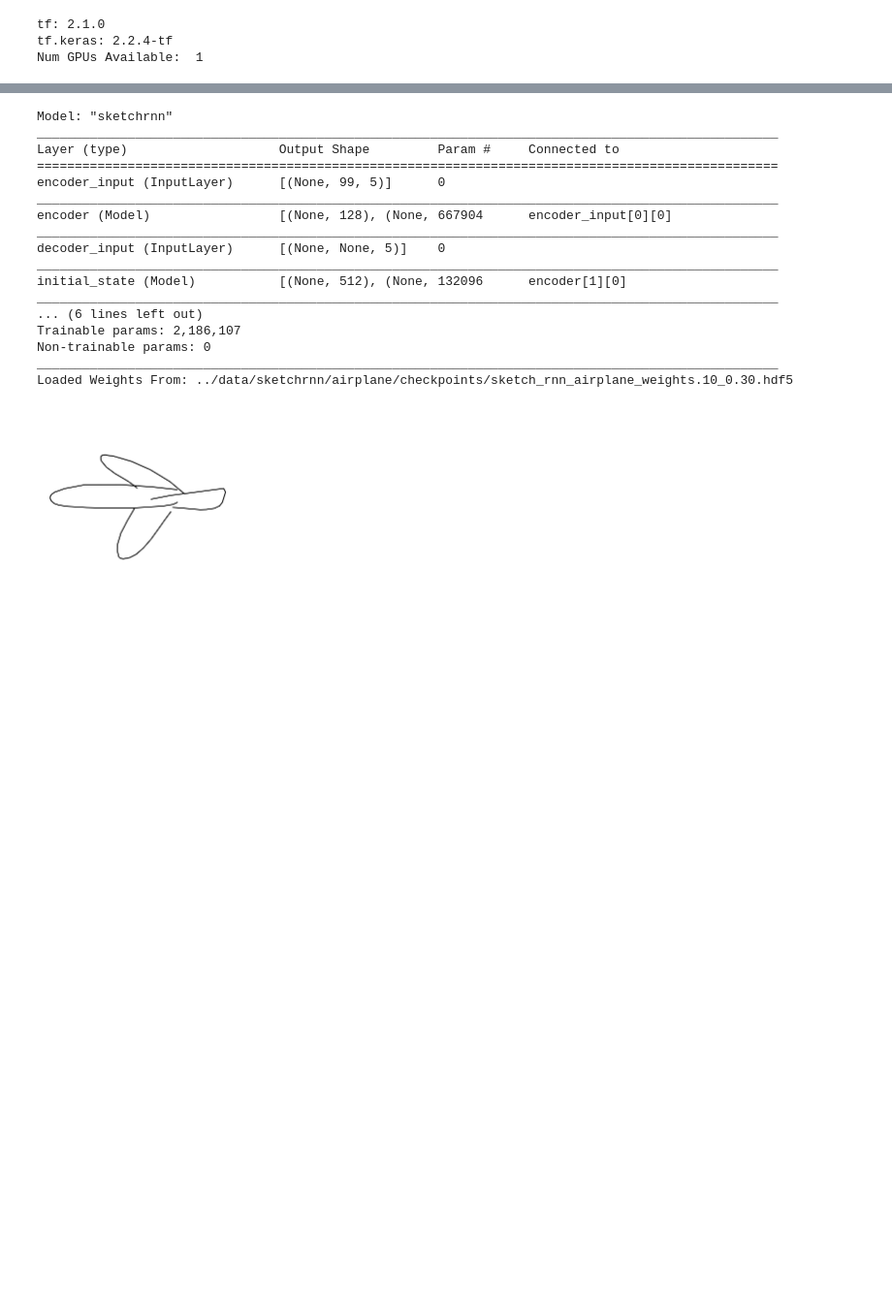
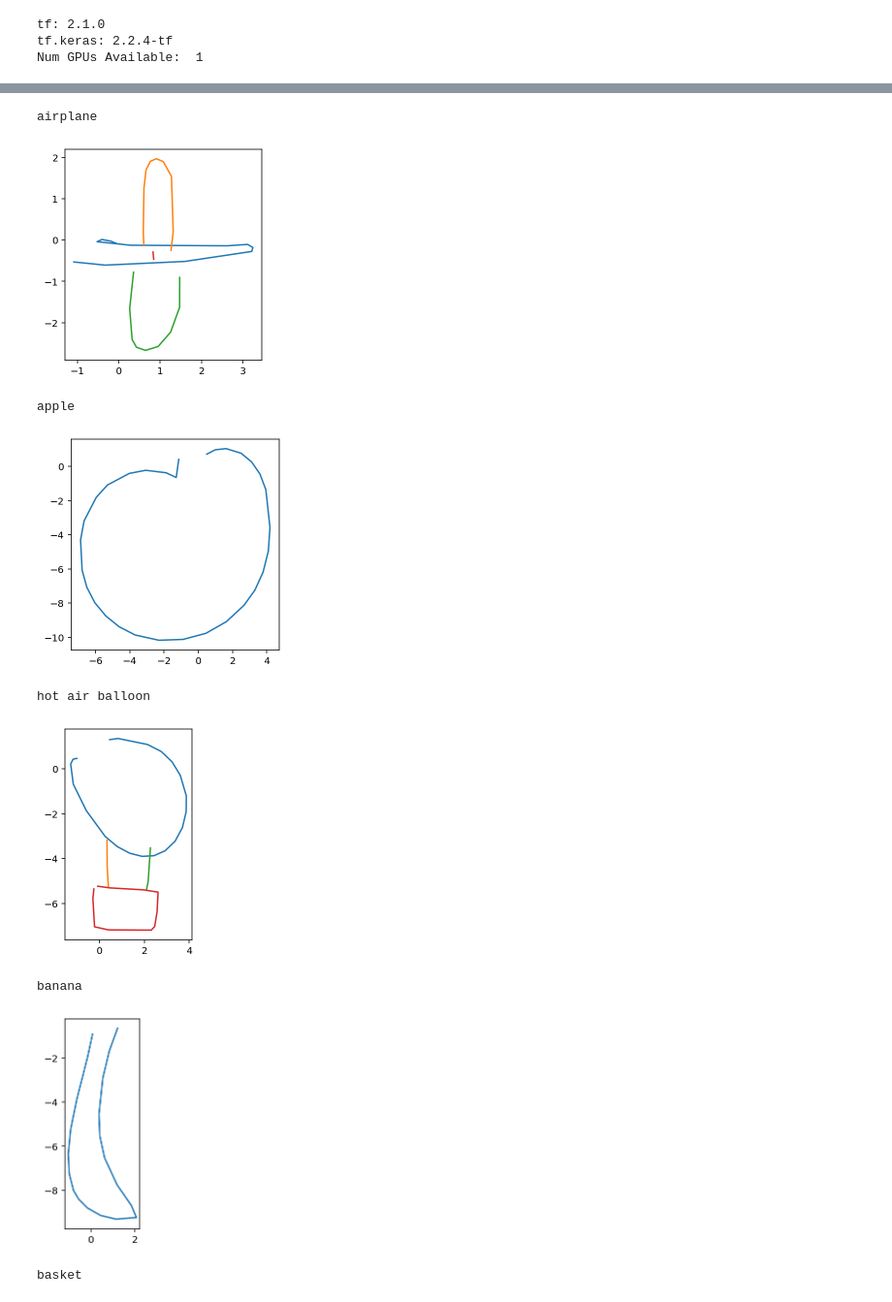
Before and after one commit to skyloken/interactive-sketcher, a Jupyter notebook: notebooks/sketchrnn_gen.ipynb, the cells around one changed output, grey strips where cells are left out. Shown at 97% size. Saved outputs shown, nothing was run; the diff lists cells and outputs as text; code cells hidden in the pictures; blank space fills up the shorter version.

Commit message:
Add SketchRNN to app

```diff
--- a/notebooks/sketchrnn_gen.ipynb
+++ b/notebooks/sketchrnn_gen.ipynb
@@ -25,0 +57,24 @@ from sketchrnn import models, dataset, utils
+# %%
+def to_normal_strokes(big_stroke):
+    """Convert from stroke-5 format (from sketch-rnn paper) back to stroke-3."""
+    l = 0
+    for i in range(len(big_stroke)):
+        if big_stroke[i, 4] > 0:
+            l = i
+            break
+    if l == 0:
+        l = len(big_stroke)
+    result = np.zeros((l, 3))
+    result[:, 0:2] = big_stroke[0:l, 0:2]
+    result[:, 2] = big_stroke[0:l, 3]
+    return result
+# %%
+
+with open('../outputs/labels.txt', 'r') as f:
+    classes = list(map(lambda s: s.strip(), f.readlines()))
+# %%
+import sys
+sys.path.append("../sketchformer")
+
+from basic_usage.sketchformer import continuous_embeddings
+sketchformer = continuous_embeddings.get_pretrained_model()
@@ -54,34 +158,16 @@ hps = {
-# %%
-sketchrnn = models.SketchRNN(hps)
-sketchrnn.models['full'].summary()
-
-initial_epoch, initial_loss = 10, 0.30
-checkpoint = os.path.join(f'../data/sketchrnn/{data_class}/checkpoints', 'sketch_rnn_{}_weights.{:02d}_{:.2f}.hdf5').format(data_class, initial_epoch, initial_loss)
-sketchrnn.load_weights(checkpoint)
-# %% [output]
-Model: "sketchrnn"
-__________________________________________________________________________________________________
-Layer (type)                    Output Shape         Param #     Connected to
-==================================================================================================
-encoder_input (InputLayer)      [(None, 99, 5)]      0
-__________________________________________________________________________________________________
-encoder (Model)                 [(None, 128), (None, 667904      encoder_input[0][0]
-__________________________________________________________________________________________________
-decoder_input (InputLayer)      [(None, None, 5)]    0
-__________________________________________________________________________________________________
-initial_state (Model)           [(None, 512), (None, 132096      encoder[1][0]
-__________________________________________________________________________________________________
-... (6 lines left out)
-Trainable params: 2,186,107
-Non-trainable params: 0
-__________________________________________________________________________________________________
-Loaded Weights From: ../data/sketchrnn/airplane/checkpoints/sketch_rnn_airplane_weights.10_0.30.hdf5
-# %%
-fig, ax = plt.subplots(figsize=(3, 3))
-
-strokes = sketchrnn.sample(temperature=0.01)
-utils.plot_strokes(ax, utils.to_normal_strokes(strokes))
-
-utils.plt_show()
-# %% [output]
-[figure, removed]
+# %%
+%matplotlib inline
+
+for v, i in sketches.items():
+    print(v)
+    visualize(i)
+# %% [output]
+airplane
+[figure, added]
+apple
+[figure, added]
+hot air balloon
+[figure, added]
+banana
+[figure, added]
+basket
```
Also changed, not shown: parts of 5 cells of this notebook, 5 other files.
